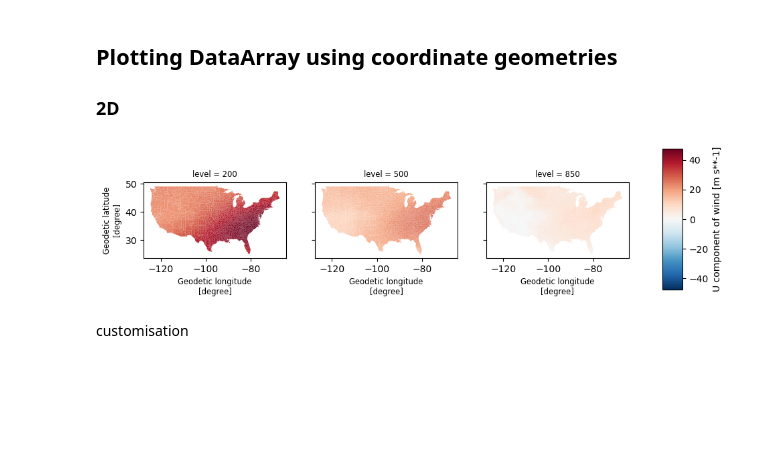
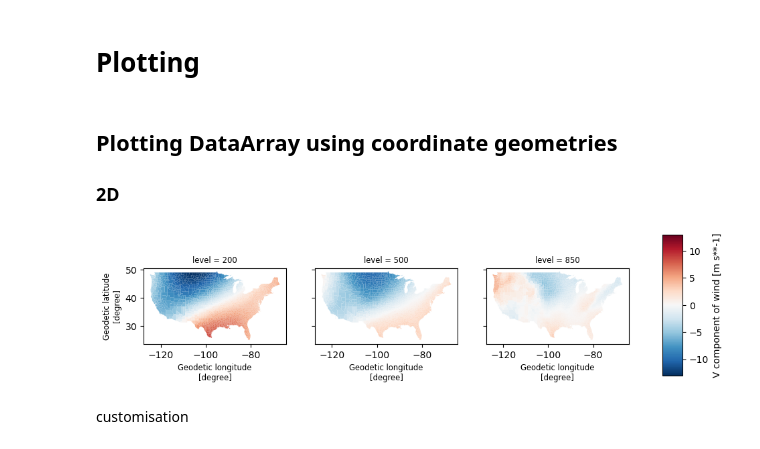
Before and after one commit to xarray-contrib/xvec, a Jupyter notebook: doc/source/plotting.ipynb, the cells around one changed output. Saved outputs shown, nothing was run; the diff lists cells and outputs as text; code cells hidden in the pictures; blank space fills up the shorter version.

Commit message:
minor plotting update

```diff
--- a/doc/source/plotting.ipynb
+++ b/doc/source/plotting.ipynb
@@ -1,3 +1,5 @@
+# %% [markdown]
+# Plotting
 # %%
 import geodatasets
 import geopandas as gpd
@@ -26,9 +28,9 @@ aggregated = ds.xvec.zonal_stats(
 
 ### 2D
 # %%
-f, ax = aggregated.u.sel(month=1).xvec.plot(col="level")
+f, ax = aggregated.v.sel(month=1).xvec.plot(col="level")
 # %% [output]
-[figure, old version]
+[figure, new version]
 # %% [markdown]
 
 customisation
```
Also changed, not shown: parts of 1 cell of this notebook.
